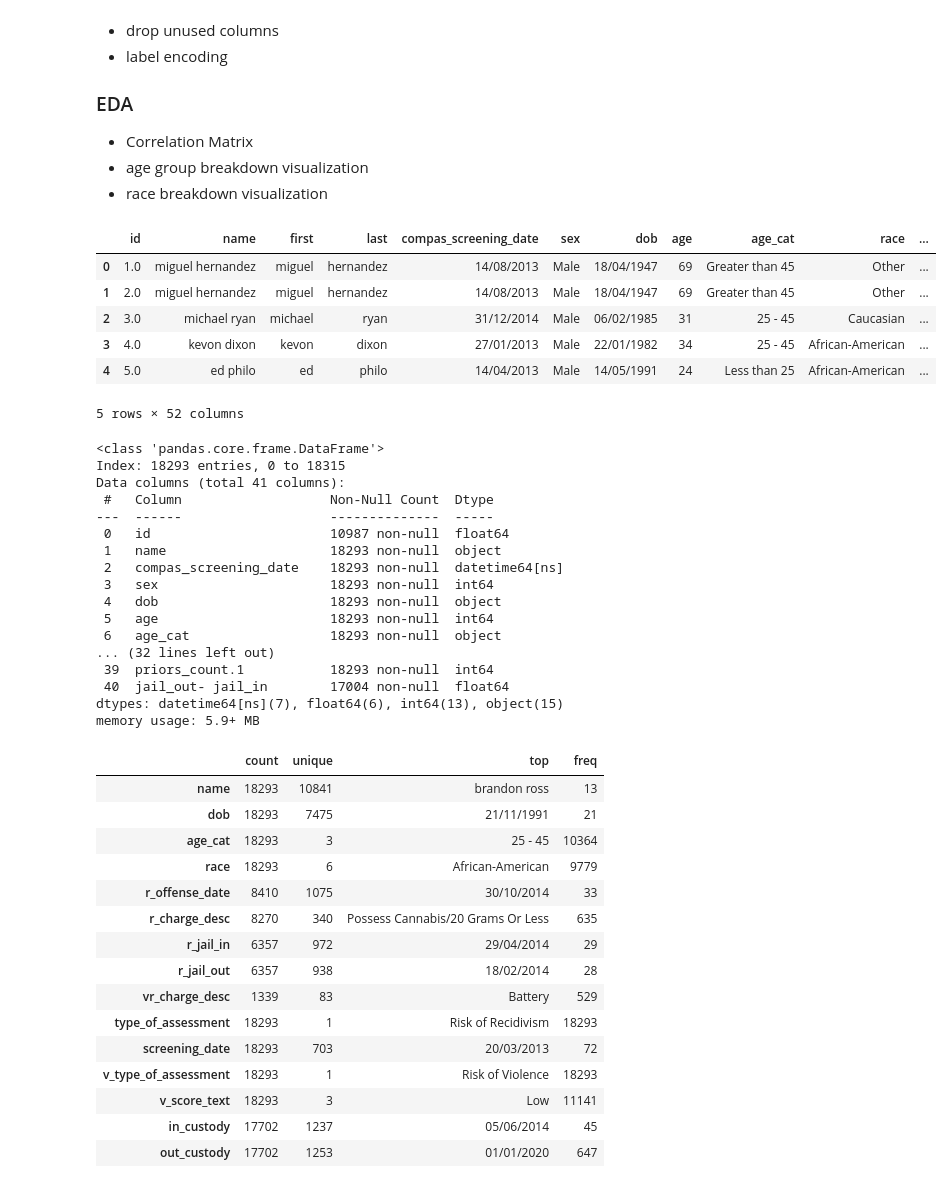
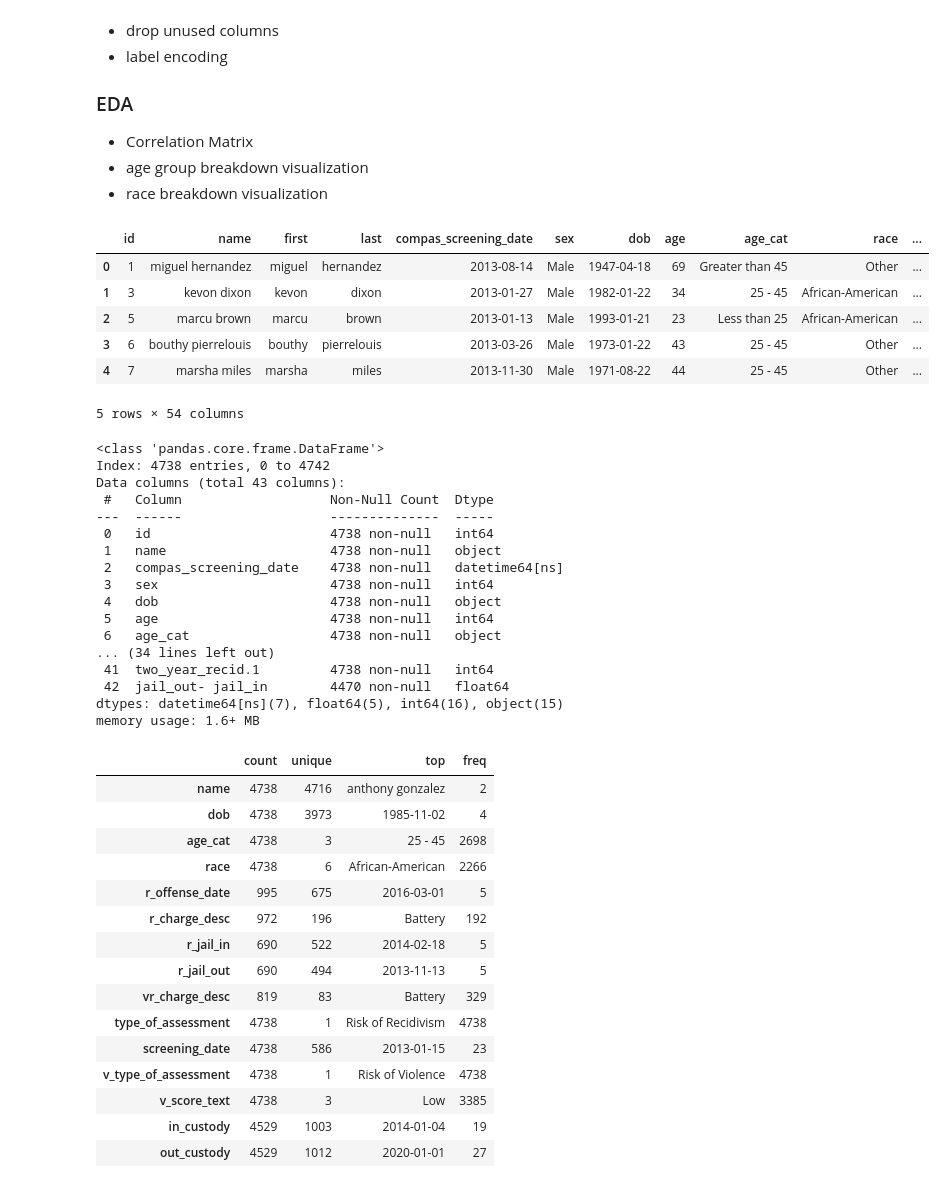
Before and after one commit to jiayinliu25/riskAssessmentCOMPAS, a Jupyter notebook: Dataset_Analysis.ipynb, the cells around one changed output. Saved outputs shown, nothing was run; the diff lists cells and outputs as text; code cells hidden in the pictures.

```diff
--- a/Dataset_Analysis.ipynb
+++ b/Dataset_Analysis.ipynb
@@ -15,16 +15,16 @@ import scipy
 - age group breakdown visualization
 - race breakdown visualization
 # %%
-compas = pd.read_csv('data/cox-violent-parsed.csv')
+compas = pd.read_csv('data/compas-scores-two-years-violent.csv')
 compas.head()
 # %% [output]
 |  | id | name | first | last | compas_screening_date | sex | dob | age | age_cat | race | ... |
-| 0 | 1.0 | miguel hernandez | miguel | hernandez | 14/08/2013 | Male | 18/04/1947 | 69 | Greater than 45 | Other | ... |
-| 1 | 2.0 | miguel hernandez | miguel | hernandez | 14/08/2013 | Male | 18/04/1947 | 69 | Greater than 45 | Other | ... |
-| 2 | 3.0 | michael ryan | michael | ryan | 31/12/2014 | Male | 06/02/1985 | 31 | 25 - 45 | Caucasian | ... |
-| 3 | 4.0 | kevon dixon | kevon | dixon | 27/01/2013 | Male | 22/01/1982 | 34 | 25 - 45 | African-American | ... |
-| 4 | 5.0 | ed philo | ed | philo | 14/04/2013 | Male | 14/05/1991 | 24 | Less than 25 | African-American | ... |
+| 0 | 1 | miguel hernandez | miguel | hernandez | 2013-08-14 | Male | 1947-04-18 | 69 | Greater than 45 | Other | ... |
+| 1 | 3 | kevon dixon | kevon | dixon | 2013-01-27 | Male | 1982-01-22 | 34 | 25 - 45 | African-American | ... |
+| 2 | 5 | marcu brown | marcu | brown | 2013-01-13 | Male | 1993-01-21 | 23 | Less than 25 | African-American | ... |
+| 3 | 6 | bouthy pierrelouis | bouthy | pierrelouis | 2013-03-26 | Male | 1973-01-22 | 43 | 25 - 45 | Other | ... |
+| 4 | 7 | marsha miles | marsha | miles | 2013-11-30 | Male | 1971-08-22 | 44 | 25 - 45 | Other | ... |
-5 rows × 52 columns
+5 rows × 54 columns
 # %%
 compas['c_jail_in'] = pd.to_datetime(compas['c_jail_in'], format='mixed')
 compas['c_jail_out'] = pd.to_datetime(compas['c_jail_out'], format='mixed')
@@ -54,41 +54,41 @@ compas['jail_out- jail_in'] = (compas['c_jail_out'] - compas['c_jail_in']).dt.da
 compas.info()
 # %% [output]
 <class 'pandas.core.frame.DataFrame'>
-Index: 18293 entries, 0 to 18315
-Data columns (total 41 columns):
+Index: 4738 entries, 0 to 4742
+Data columns (total 43 columns):
  #   Column                   Non-Null Count  Dtype
 ---  ------                   --------------  -----
- 0   id                       10987 non-null  float64
- 1   name                     18293 non-null  object
- 2   compas_screening_date    18293 non-null  datetime64[ns]
- 3   sex                      18293 non-null  int64
- 4   dob                      18293 non-null  object
- 5   age                      18293 non-null  int64
- 6   age_cat                  18293 non-null  object
-... (32 lines left out)
- 39  priors_count.1           18293 non-null  int64
- 40  jail_out- jail_in        17004 non-null  float64
-dtypes: datetime64[ns](7), float64(6), int64(13), object(15)
-memory usage: 5.9+ MB
+ 0   id                       4738 non-null   int64
+ 1   name                     4738 non-null   object
+ 2   compas_screening_date    4738 non-null   datetime64[ns]
+ 3   sex                      4738 non-null   int64
+ 4   dob                      4738 non-null   object
+ 5   age                      4738 non-null   int64
+ 6   age_cat                  4738 non-null   object
+... (34 lines left out)
+ 41  two_year_recid.1         4738 non-null   int64
+ 42  jail_out- jail_in        4470 non-null   float64
+dtypes: datetime64[ns](7), float64(5), int64(16), object(15)
+memory usage: 1.6+ MB
 # %%
 compas.describe(include=["object","category"]).T
 # %% [output]
 |  | count | unique | top | freq |
-| name | 18293 | 10841 | brandon ross | 13 |
-| dob | 18293 | 7475 | 21/11/1991 | 21 |
-| age_cat | 18293 | 3 | 25 - 45 | 10364 |
-| race | 18293 | 6 | African-American | 9779 |
-| r_offense_date | 8410 | 1075 | 30/10/2014 | 33 |
-| r_charge_desc | 8270 | 340 | Possess Cannabis/20 Grams Or Less | 635 |
-| r_jail_in | 6357 | 972 | 29/04/2014 | 29 |
-| r_jail_out | 6357 | 938 | 18/02/2014 | 28 |
-| vr_charge_desc | 1339 | 83 | Battery | 529 |
-| type_of_assessment | 18293 | 1 | Risk of Recidivism | 18293 |
-| screening_date | 18293 | 703 | 20/03/2013 | 72 |
-| v_type_of_assessment | 18293 | 1 | Risk of Violence | 18293 |
-| v_score_text | 18293 | 3 | Low | 11141 |
-| in_custody | 17702 | 1237 | 05/06/2014 | 45 |
-| out_custody | 17702 | 1253 | 01/01/2020 | 647 |
+| name | 4738 | 4716 | anthony gonzalez | 2 |
+| dob | 4738 | 3973 | 1985-11-02 | 4 |
+| age_cat | 4738 | 3 | 25 - 45 | 2698 |
+| race | 4738 | 6 | African-American | 2266 |
+| r_offense_date | 995 | 675 | 2016-03-01 | 5 |
+| r_charge_desc | 972 | 196 | Battery | 192 |
+| r_jail_in | 690 | 522 | 2014-02-18 | 5 |
+| r_jail_out | 690 | 494 | 2013-11-13 | 5 |
+| vr_charge_desc | 819 | 83 | Battery | 329 |
+| type_of_assessment | 4738 | 1 | Risk of Recidivism | 4738 |
+| screening_date | 4738 | 586 | 2013-01-15 | 23 |
+| v_type_of_assessment | 4738 | 1 | Risk of Violence | 4738 |
+| v_score_text | 4738 | 3 | Low | 3385 |
+| in_custody | 4529 | 1003 | 2014-01-04 | 19 |
+| out_custody | 4529 | 1012 | 2020-01-01 | 27 |
 # %%
 compas.describe().T
 # %% [output]
```
Also changed, not shown: parts of 19 cells of this notebook.
